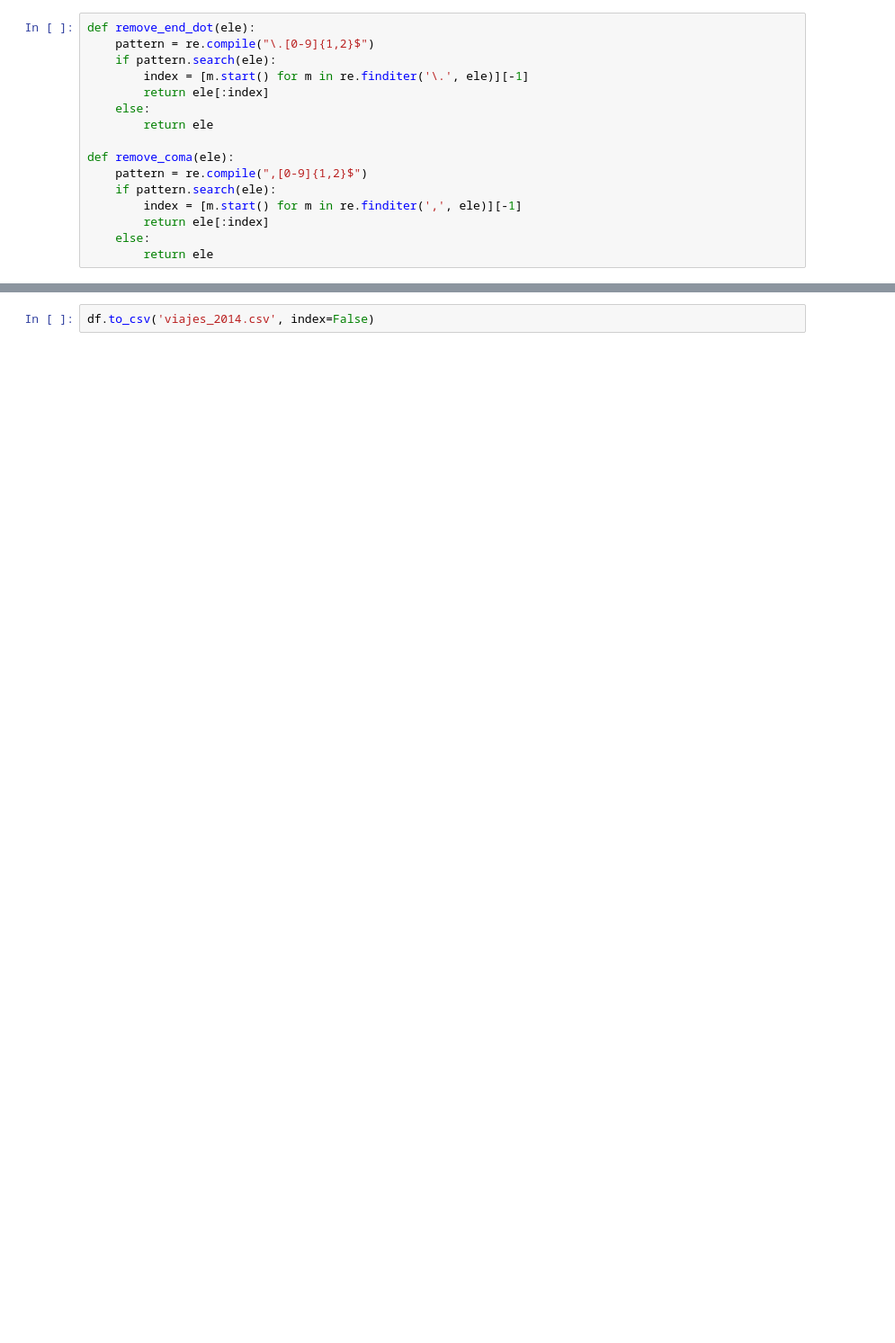
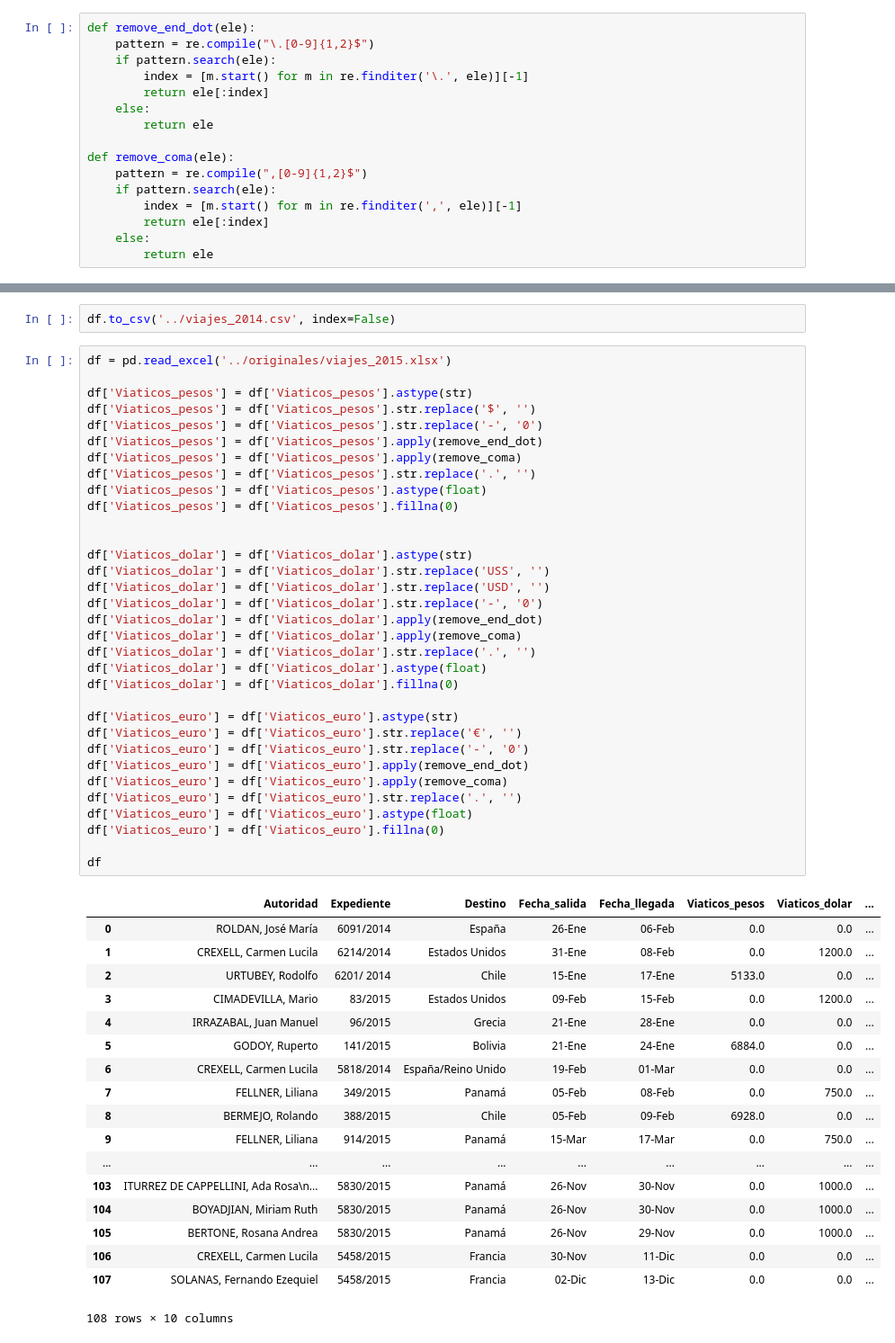
Before and after one commit to OpenDataR4/datos, a Jupyter notebook: senado_viajes/Jupyter_Notebooks/01_Exel2CSV.ipynb, the cells around one changed output, grey strips where cells are left out. Shown at 90% size. Saved outputs shown, nothing was run; the diff lists cells and outputs as text; blank space fills up the shorter version.

```diff
--- a/senado_viajes/Jupyter_Notebooks/01_Exel2CSV.ipynb
+++ b/senado_viajes/Jupyter_Notebooks/01_Exel2CSV.ipynb
@@ -72,2 +189,54 @@ df
 # %%
-df.to_csv('viajes_2014.csv', index=False)
+df.to_csv('../viajes_2014.csv', index=False)
+# %%
+df = pd.read_excel('../originales/viajes_2015.xlsx')
+
+df['Viaticos_pesos'] = df['Viaticos_pesos'].astype(str)
+df['Viaticos_pesos'] = df['Viaticos_pesos'].str.replace('$', '')
+df['Viaticos_pesos'] = df['Viaticos_pesos'].str.replace('-', '0')
+df['Viaticos_pesos'] = df['Viaticos_pesos'].apply(remove_end_dot)
+df['Viaticos_pesos'] = df['Viaticos_pesos'].apply(remove_coma)
+df['Viaticos_pesos'] = df['Viaticos_pesos'].str.replace('.', '')
+df['Viaticos_pesos'] = df['Viaticos_pesos'].astype(float)
+df['Viaticos_pesos'] = df['Viaticos_pesos'].fillna(0)
+
+
+df['Viaticos_dolar'] = df['Viaticos_dolar'].astype(str)
+df['Viaticos_dolar'] = df['Viaticos_dolar'].str.replace('USS', '')
+df['Viaticos_dolar'] = df['Viaticos_dolar'].str.replace('USD', '')
+df['Viaticos_dolar'] = df['Viaticos_dolar'].str.replace('-', '0')
+df['Viaticos_dolar'] = df['Viaticos_dolar'].apply(remove_end_dot)
+df['Viaticos_dolar'] = df['Viaticos_dolar'].apply(remove_coma)
+df['Viaticos_dolar'] = df['Viaticos_dolar'].str.replace('.', '')
+df['Viaticos_dolar'] = df['Viaticos_dolar'].astype(float)
+df['Viaticos_dolar'] = df['Viaticos_dolar'].fillna(0)
+
+df['Viaticos_euro'] = df['Viaticos_euro'].astype(str)
+df['Viaticos_euro'] = df['Viaticos_euro'].str.replace('€', '')
+df['Viaticos_euro'] = df['Viaticos_euro'].str.replace('-', '0')
+df['Viaticos_euro'] = df['Viaticos_euro'].apply(remove_end_dot)
+df['Viaticos_euro'] = df['Viaticos_euro'].apply(remove_coma)
+df['Viaticos_euro'] = df['Viaticos_euro'].str.replace('.', '')
+df['Viaticos_euro'] = df['Viaticos_euro'].astype(float)
+df['Viaticos_euro'] = df['Viaticos_euro'].fillna(0)
+
+df
+# %% [output]
+|  | Autoridad | Expediente | Destino | Fecha_salida | Fecha_llegada | Viaticos_pesos | Viaticos_dolar | ... |
+| 0 | ROLDAN, José María | 6091/2014 | España | 26-Ene | 06-Feb | 0.0 | 0.0 | ... |
+| 1 | CREXELL, Carmen Lucila | 6214/2014 | Estados Unidos | 31-Ene | 08-Feb | 0.0 | 1200.0 | ... |
+| 2 | URTUBEY, Rodolfo | 6201/ 2014 | Chile | 15-Ene | 17-Ene | 5133.0 | 0.0 | ... |
+| 3 | CIMADEVILLA, Mario | 83/2015 | Estados Unidos | 09-Feb | 15-Feb | 0.0 | 1200.0 | ... |
+| 4 | IRRAZABAL, Juan Manuel | 96/2015 | Grecia | 21-Ene | 28-Ene | 0.0 | 0.0 | ... |
+| 5 | GODOY, Ruperto | 141/2015 | Bolivia | 21-Ene | 24-Ene | 6884.0 | 0.0 | ... |
+| 6 | CREXELL, Carmen Lucila | 5818/2014 | España/Reino Unido | 19-Feb | 01-Mar | 0.0 | 0.0 | ... |
+| 7 | FELLNER, Liliana | 349/2015 | Panamá | 05-Feb | 08-Feb | 0.0 | 750.0 | ... |
+| 8 | BERMEJO, Rolando | 388/2015 | Chile | 05-Feb | 09-Feb | 6928.0 | 0.0 | ... |
+| 9 | FELLNER, Liliana | 914/2015 | Panamá | 15-Mar | 17-Mar | 0.0 | 750.0 | ... |
+| ... | ... | ... | ... | ... | ... | ... | ... | ... |
+| 103 | ITURREZ DE CAPPELLINI, Ada Rosa\n... | 5830/2015 | Panamá | 26-Nov | 30-Nov | 0.0 | 1000.0 | ... |
+| 104 | BOYADJIAN, Miriam Ruth | 5830/2015 | Panamá | 26-Nov | 30-Nov | 0.0 | 1000.0 | ... |
+| 105 | BERTONE, Rosana Andrea | 5830/2015 | Panamá | 26-Nov | 29-Nov | 0.0 | 1000.0 | ... |
+| 106 | CREXELL, Carmen Lucila | 5458/2015 | Francia | 30-Nov | 11-Dic | 0.0 | 0.0 | ... |
+| 107 | SOLANAS, Fernando Ezequiel | 5458/2015 | Francia | 02-Dic | 13-Dic | 0.0 | 0.0 | ... |
+108 rows × 10 columns
```
Also changed, not shown: parts of 22 cells of this notebook, 17 other files.
